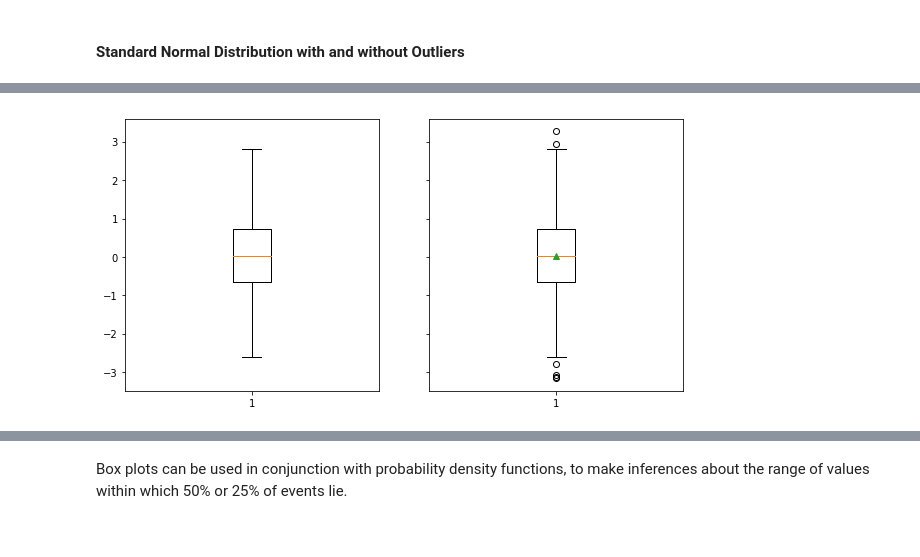
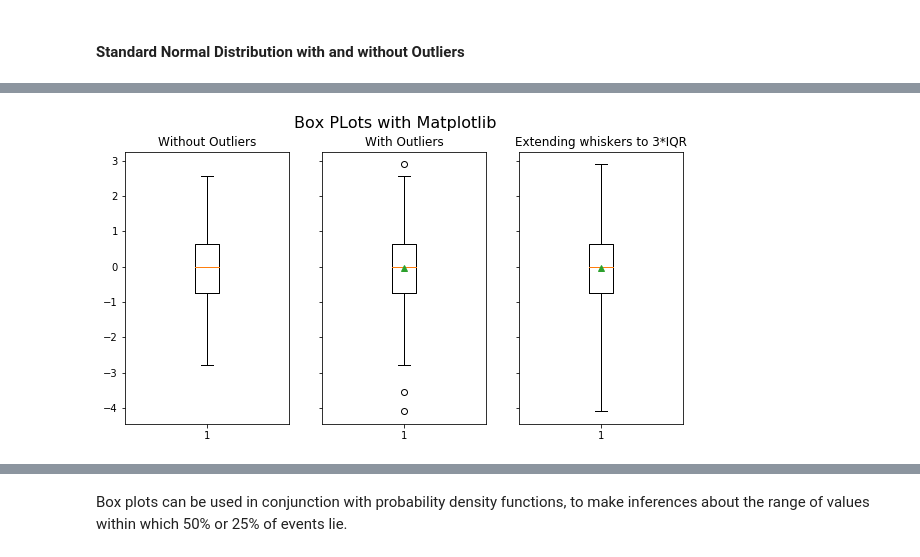
Before and after one commit to MarionMcG/fundamentals_data_analysis, a Jupyter notebook: boxplots.ipynb, the cells around one changed output, grey strips where cells are left out. Cells and saved outputs as stored; diff of their text form; code cells hidden in the pictures.

Commit message:
Plotting boxplots, markdown and extending whis

```diff
--- a/boxplots.ipynb
+++ b/boxplots.ipynb
@@ -63,11 +71,16 @@ There are several packages available that allow us to plot large amounts of data
 # %%
 norm = np.random.standard_normal(1000)
 # %%
-f, (ax1, ax2) = plt.subplots(1, 2, sharey=True, figsize=(10,5))
+f, (ax1, ax2, ax3) = plt.subplots(1, 3, sharey=True, figsize=(10,5))
+f.suptitle('Box PLots with Matplotlib', fontsize = 16)
+ax1.set_title('Without Outliers')
 ax1.boxplot(norm, showcaps = True, showfliers= False)
-ax2.boxplot(norm, showcaps = True, showmeans = True);
+ax2.set_title('With Outliers')
+ax2.boxplot(norm, showcaps = True, showmeans = True)
+ax3.set_title('Extending whiskers to 3*IQR')
+ax3.boxplot(norm, showcaps = True, showmeans = True, whis=3);
 # %% [output]
-[figure, old version]
+[figure, new version]
 # %%
 f, axes = plt.subplots(1, 2, sharey = True, figsize=(10, 5))
 
```
Also changed, not shown: parts of 4 cells of this notebook.
